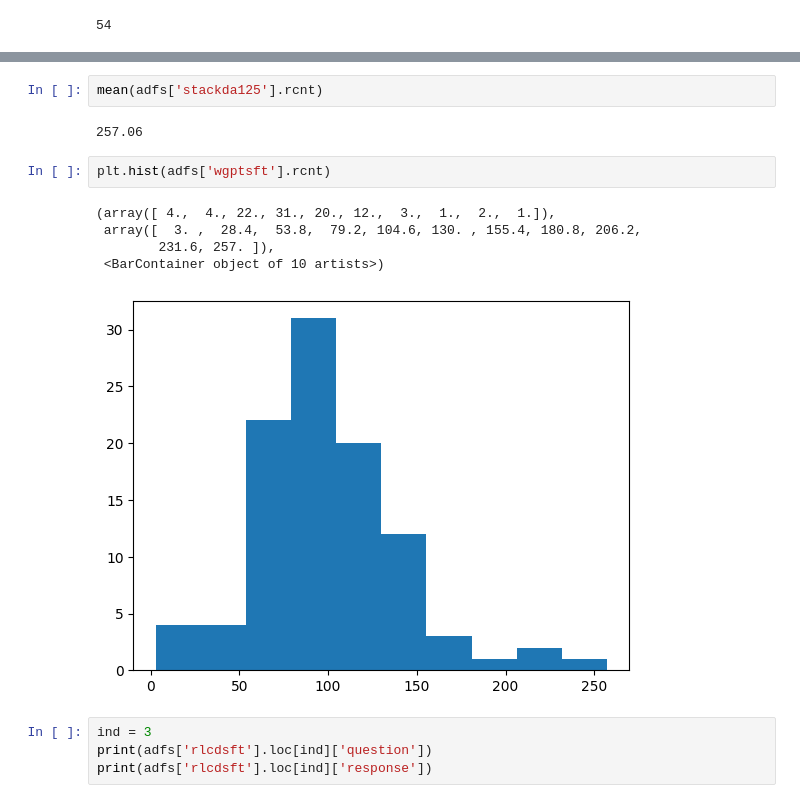
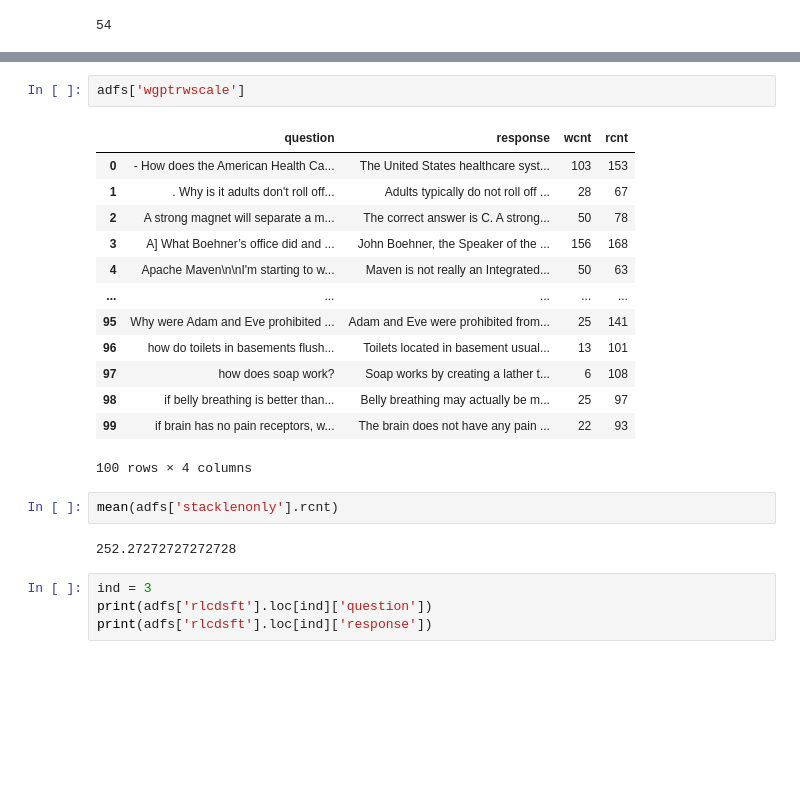
Before and after one commit to PrasannS/rlhf-length-biases, a Jupyter notebook: eval/eval_stack.ipynb, the cells around one changed output, grey strips where cells are left out. Drawn from its saved outputs; the diff is of its cells as text; blank space fills up the shorter version.

```diff
--- a/eval/eval_stack.ipynb
+++ b/eval/eval_stack.ipynb
@@ -57,15 +149,23 @@ dict_keys(['stacksft', 'stackda125', 'stackbig150'])
 # %%
-mean(adfs['stackda125'].rcnt)
+adfs['wgptrwscale']
 # %% [output]
+|  | question | response | wcnt | rcnt |
+| 0 | - How does the American Health Ca... | The United States healthcare syst... | 103 | 153 |
+| 1 | . Why is it adults don't roll off... | Adults typically do not roll off ... | 28 | 67 |
+| 2 | A strong magnet will separate a m... | The correct answer is C. A strong... | 50 | 78 |
+| 3 | A] What Boehner’s office did and ... | John Boehner, the Speaker of the ... | 156 | 168 |
+| 4 | Apache Maven\n\nI'm starting to w... | Maven is not really an Integrated... | 50 | 63 |
+| ... | ... | ... | ... | ... |
+| 95 | Why were Adam and Eve prohibited ... | Adam and Eve were prohibited from... | 25 | 141 |
+| 96 | how do toilets in basements flush... | Toilets located in basement usual... | 13 | 101 |
+| 97 | how does soap work? | Soap works by creating a lather t... | 6 | 108 |
+| 98 | if belly breathing is better than... | Belly breathing may actually be m... | 25 | 97 |
+| 99 | if brain has no pain receptors, w... | The brain does not have any pain ... | 22 | 93 |
-257.06
+100 rows × 4 columns
 # %%
-plt.hist(adfs['wgptsft'].rcnt)
+mean(adfs['stacklenonly'].rcnt)
 # %% [output]
-(array([ 4.,  4., 22., 31., 20., 12.,  3.,  1.,  2.,  1.]),
- array([  3. ,  28.4,  53.8,  79.2, 104.6, 130. , 155.4, 180.8, 206.2,
-        231.6, 257. ]),
- <BarContainer object of 10 artists>)
+252.27272727272728
-[figure, removed]
 # %%
 ind = 3
 print(adfs['rlcdsft'].loc[ind]['question'])
```
Also changed, not shown: parts of 30 cells of this notebook, 16 other files.
